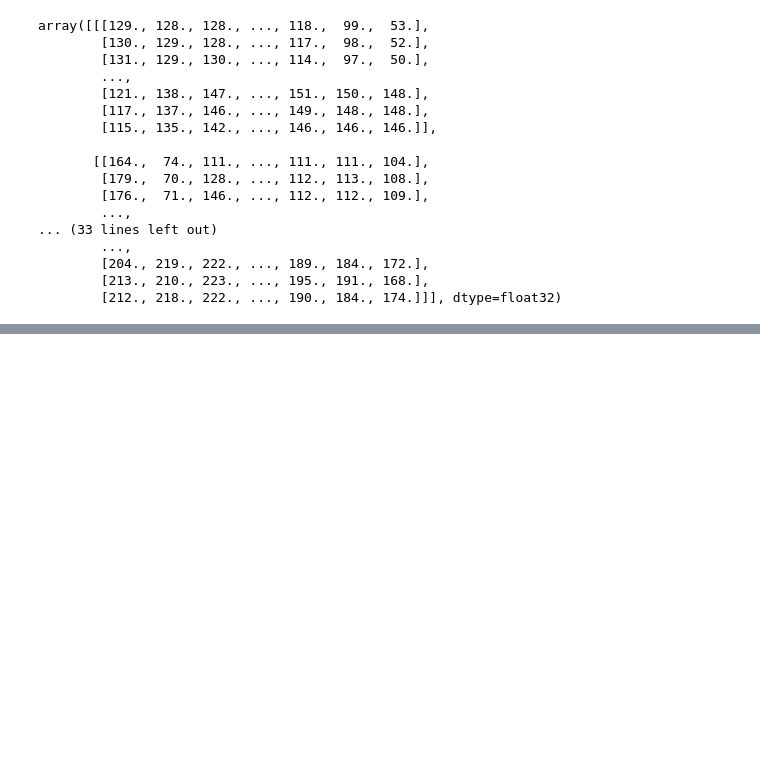
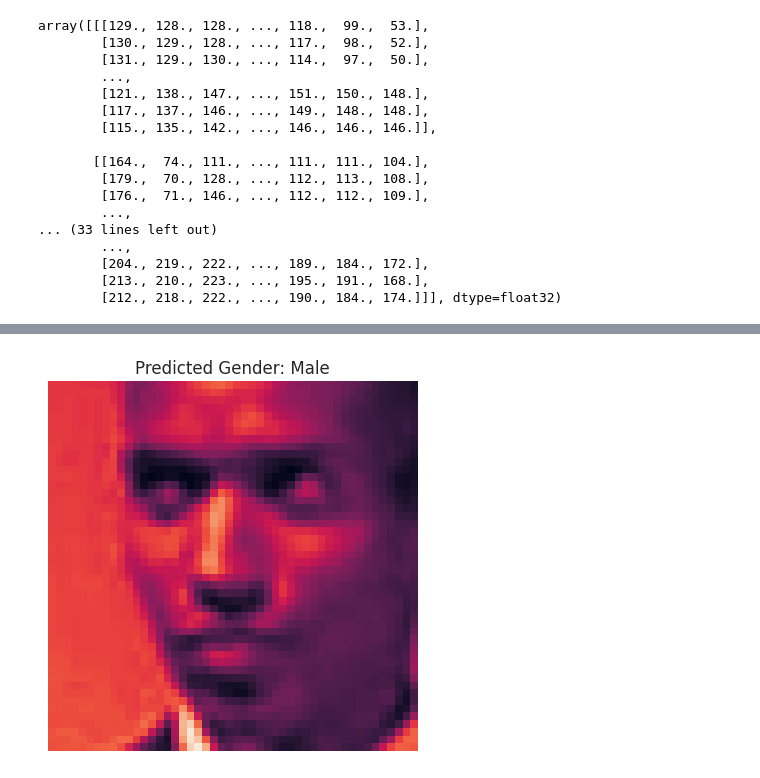
Before and after one commit to s4bih/machine-learning, a Jupyter notebook: Untitled12.ipynb, the cells around one changed output, grey strips where cells are left out. Saved outputs shown, nothing was run; the diff lists cells and outputs as text; code cells hidden in the pictures; blank space fills up the shorter version.

```diff
--- a/Untitled12.ipynb
+++ b/Untitled12.ipynb
@@ -230,0 +279,3 @@ Epoch 3/25
+# %%
+predicted_gender = predict_image(2000, X_test, model)
+# %% [output]
@@ -230,0 +283 @@ Epoch 3/25
+[figure, added]
```
Also changed, not shown: parts of 13 cells of this notebook.
